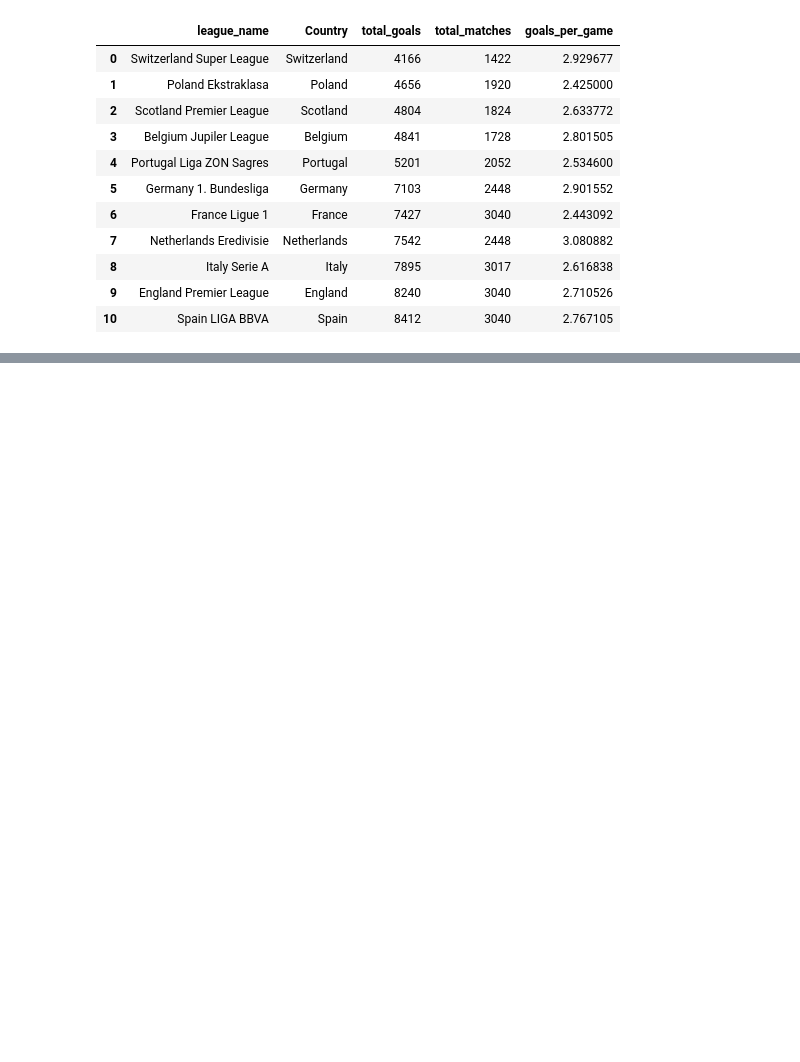
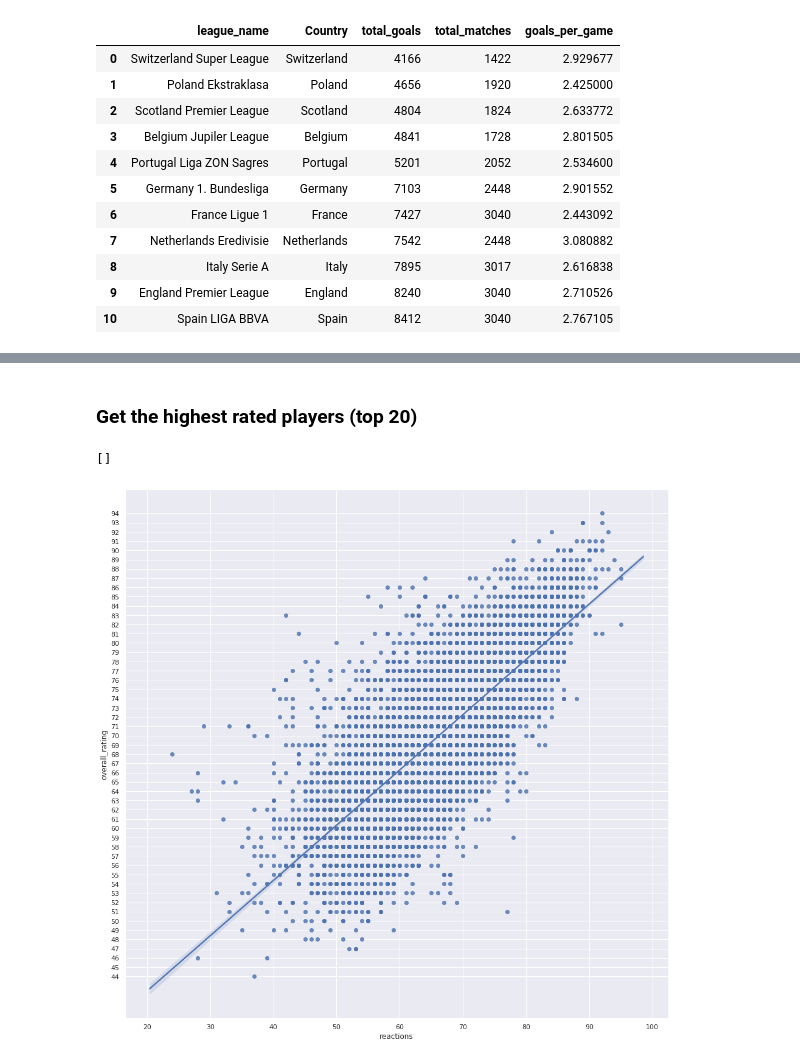
Before and after one commit to prime025/European-Football-Analysis, a Jupyter notebook: European Football Analysis.ipynb, the cells around one changed output, grey strips where cells are left out. Saved outputs shown, nothing was run; the diff lists cells and outputs as text; code cells hidden in the pictures; blank space fills up the shorter version.

```diff
--- a/European Football Analysis.ipynb
+++ b/European Football Analysis.ipynb
@@ -141,0 +356,21 @@ m
+# %% [markdown]
+### Get the highest rated players (top 20)
+# %%
+query = """ SELECT DISTINCT p.player_api_id, p.player_name, a.overall_rating, a.reactions, a.potential
+            FROM Player as p, Player_Attributes as a
+            WHERE p.player_api_id = a.player_api_id
+            ORDER BY a.overall_rating DESC;
+"""
+players_and_attr = pd.read_sql(query, conn)
+
+players_and_attr = players_and_attr.drop_duplicates(subset='player_name', keep='first')
+# %%
+max_val = players_and_attr['overall_rating'].max()
+min_val = players_and_attr['overall_rating'].min()
+fig5 = plt.figure(figsize = (16, 16))
+ax = sns.regplot(x="reactions", y="overall_rating", data=players_and_attr)
+plt.yticks([i for i in range((int)(min_val), (int)(max_val+1))])
+plt.plot()
+# %% [output]
+[]
+[figure, added]
```
Also changed, not shown: parts of 30 cells of this notebook.
